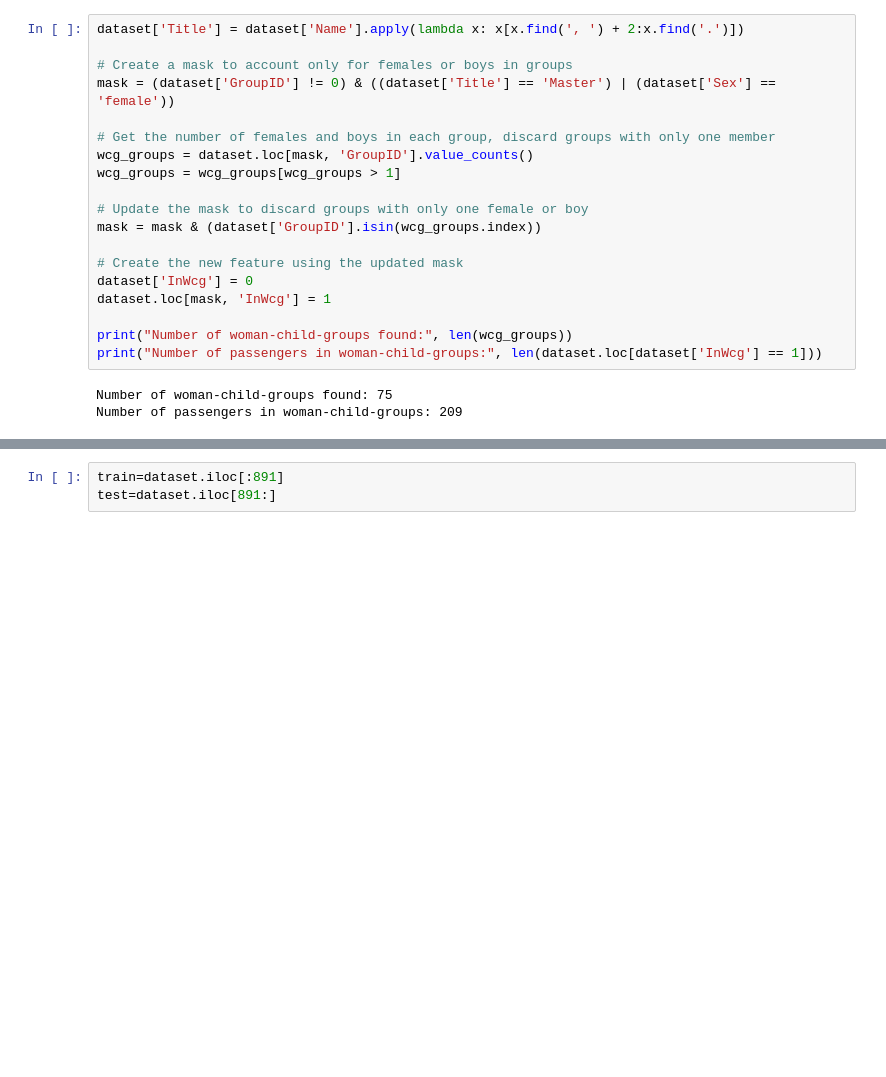
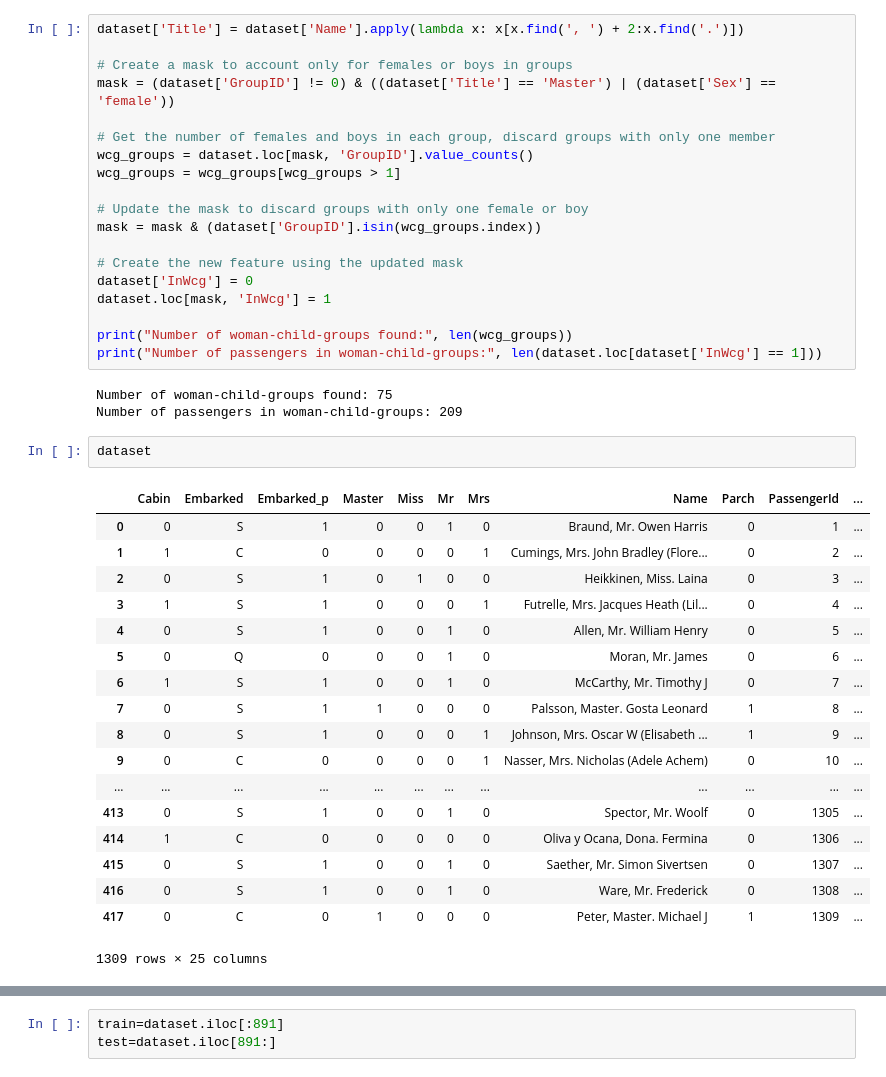
Before and after one commit to yinfirefire/Kaggle, a Jupyter notebook: titanic.ipynb, the cells around one changed output, grey strips where cells are left out. Saved outputs shown, nothing was run; the diff lists cells and outputs as text; blank space fills up the shorter version.

```diff
--- a/titanic.ipynb
+++ b/titanic.ipynb
@@ -462,3 +462,24 @@ print("Number of passengers in woman-child-groups:", len(dataset.loc[dataset['In
 # %% [output]
 Number of woman-child-groups found: 75
 Number of passengers in woman-child-groups: 209
+# %%
+dataset
+# %% [output]
+|  | Cabin | Embarked | Embarked_p | Master | Miss | Mr | Mrs | Name | Parch | PassengerId | ... |
+| 0 | 0 | S | 1 | 0 | 0 | 1 | 0 | Braund, Mr. Owen Harris | 0 | 1 | ... |
+| 1 | 1 | C | 0 | 0 | 0 | 0 | 1 | Cumings, Mrs. John Bradley (Flore... | 0 | 2 | ... |
+| 2 | 0 | S | 1 | 0 | 1 | 0 | 0 | Heikkinen, Miss. Laina | 0 | 3 | ... |
+| 3 | 1 | S | 1 | 0 | 0 | 0 | 1 | Futrelle, Mrs. Jacques Heath (Lil... | 0 | 4 | ... |
+| 4 | 0 | S | 1 | 0 | 0 | 1 | 0 | Allen, Mr. William Henry | 0 | 5 | ... |
+| 5 | 0 | Q | 0 | 0 | 0 | 1 | 0 | Moran, Mr. James | 0 | 6 | ... |
+| 6 | 1 | S | 1 | 0 | 0 | 1 | 0 | McCarthy, Mr. Timothy J | 0 | 7 | ... |
+| 7 | 0 | S | 1 | 1 | 0 | 0 | 0 | Palsson, Master. Gosta Leonard | 1 | 8 | ... |
+| 8 | 0 | S | 1 | 0 | 0 | 0 | 1 | Johnson, Mrs. Oscar W (Elisabeth ... | 1 | 9 | ... |
+| 9 | 0 | C | 0 | 0 | 0 | 0 | 1 | Nasser, Mrs. Nicholas (Adele Achem) | 0 | 10 | ... |
+| ... | ... | ... | ... | ... | ... | ... | ... | ... | ... | ... | ... |
+| 413 | 0 | S | 1 | 0 | 0 | 1 | 0 | Spector, Mr. Woolf | 0 | 1305 | ... |
+| 414 | 1 | C | 0 | 0 | 0 | 0 | 0 | Oliva y Ocana, Dona. Fermina | 0 | 1306 | ... |
+| 415 | 0 | S | 1 | 0 | 0 | 1 | 0 | Saether, Mr. Simon Sivertsen | 0 | 1307 | ... |
+| 416 | 0 | S | 1 | 0 | 0 | 1 | 0 | Ware, Mr. Frederick | 0 | 1308 | ... |
+| 417 | 0 | C | 0 | 1 | 0 | 0 | 0 | Peter, Master. Michael J | 1 | 1309 | ... |
+1309 rows × 25 columns
```
Also changed, not shown: parts of 15 cells of this notebook.
